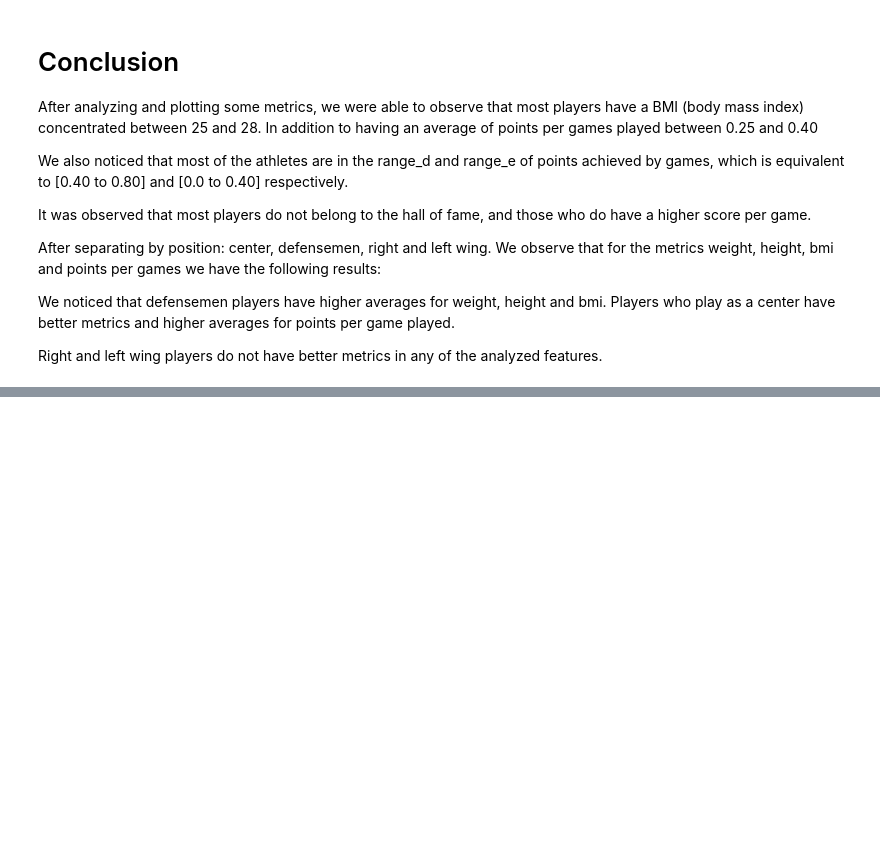
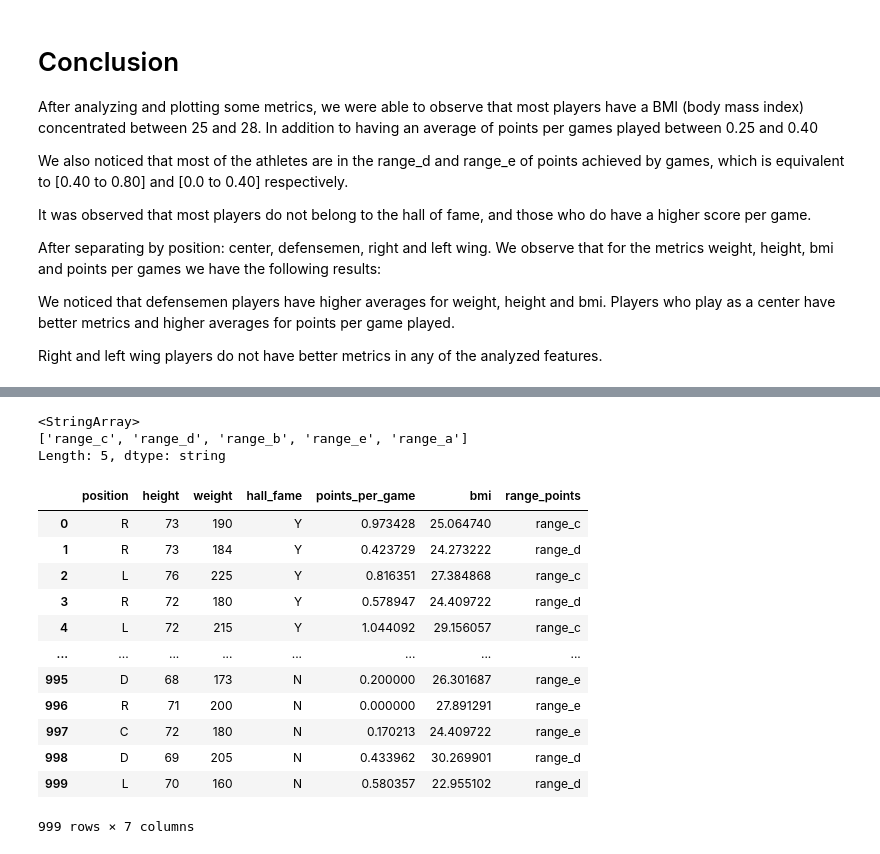
Before and after one commit to PKpacheco/supervised_ml_assignment, a Jupyter notebook: RRC_supervised_ML_Paola_Katherine.ipynb, the cells around one changed output, grey strips where cells are left out. Saved outputs shown, nothing was run; the diff lists cells and outputs as text; code cells hidden in the pictures; blank space fills up the shorter version.

```diff
--- a/RRC_supervised_ML_Paola_Katherine.ipynb
+++ b/RRC_supervised_ML_Paola_Katherine.ipynb
@@ -856,0 +823,31 @@ print(svc_model.score(X_test, y_test))
+# %%
+df['range_points'].unique()
+# %% [output]
+<StringArray>
+['range_c', 'range_d', 'range_b', 'range_e', 'range_a']
+Length: 5, dtype: string
+# %%
+new_data = pd.DataFrame(df, columns = [
+    'position',
+    'height',
+    'weight',
+    'hall_fame',
+    'points_per_game',
+    'bmi',
+    'range_points'
+    ])
+new_data
+# %% [output]
+|  | position | height | weight | hall_fame | points_per_game | bmi | range_points |
+| 0 | R | 73 | 190 | Y | 0.973428 | 25.064740 | range_c |
+| 1 | R | 73 | 184 | Y | 0.423729 | 24.273222 | range_d |
+| 2 | L | 76 | 225 | Y | 0.816351 | 27.384868 | range_c |
+| 3 | R | 72 | 180 | Y | 0.578947 | 24.409722 | range_d |
+| 4 | L | 72 | 215 | Y | 1.044092 | 29.156057 | range_c |
+| ... | ... | ... | ... | ... | ... | ... | ... |
+| 995 | D | 68 | 173 | N | 0.200000 | 26.301687 | range_e |
+| 996 | R | 71 | 200 | N | 0.000000 | 27.891291 | range_e |
+| 997 | C | 72 | 180 | N | 0.170213 | 24.409722 | range_e |
+| 998 | D | 69 | 205 | N | 0.433962 | 30.269901 | range_d |
+| 999 | L | 70 | 160 | N | 0.580357 | 22.955102 | range_d |
+999 rows × 7 columns
```
Also changed, not shown: parts of 47 cells of this notebook.
